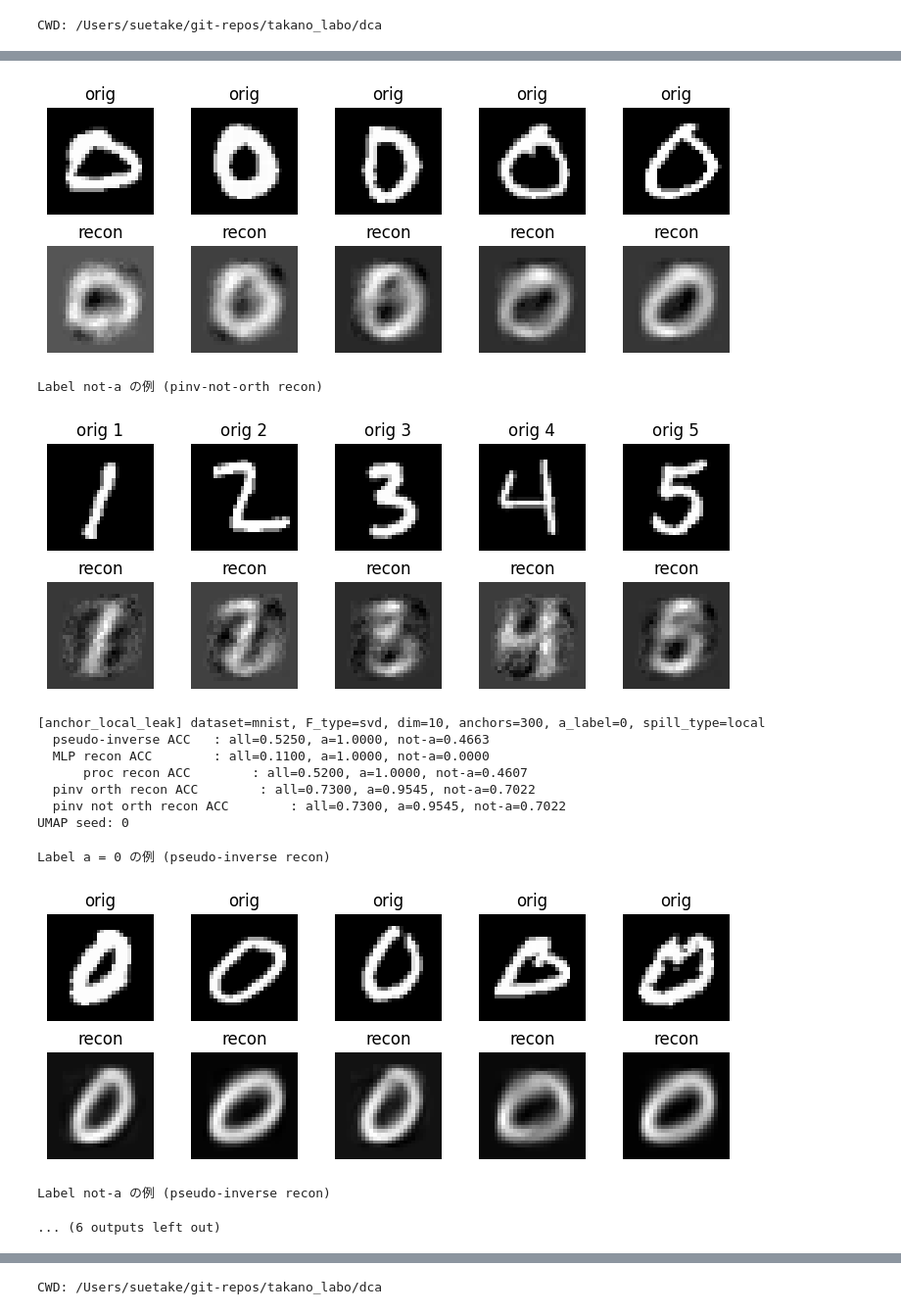
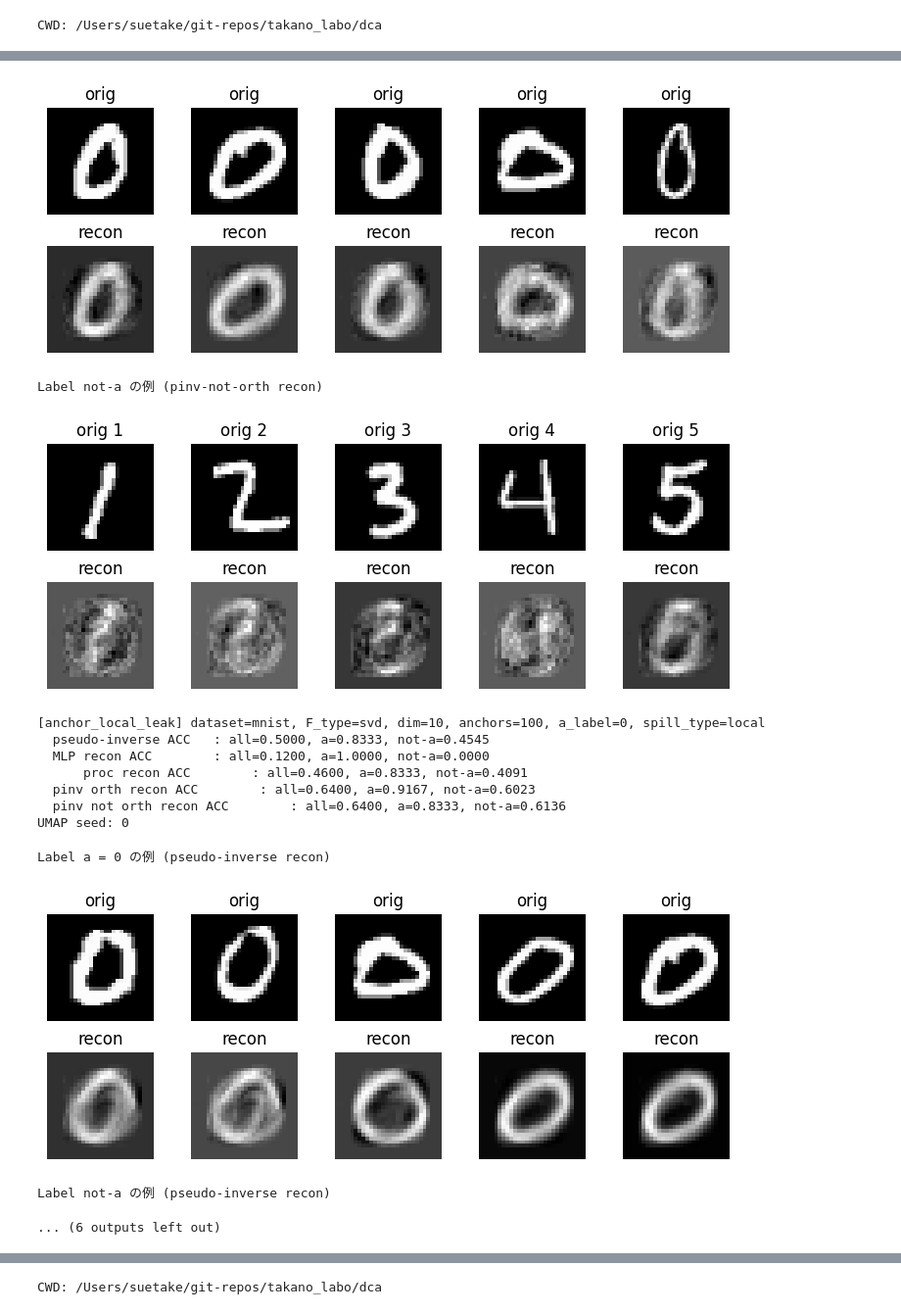
Before and after one commit to takano-lab/data-collaboration-analysis, a Jupyter notebook: 実験用/mnist_reconstruction_privacy.ipynb, the cells around one changed output, grey strips where cells are left out. Shown at 98% size. Saved outputs shown, nothing was run; the diff lists cells and outputs as text; code cells hidden in the pictures.

```diff
--- a/実験用/mnist_reconstruction_privacy.ipynb
+++ b/実験用/mnist_reconstruction_privacy.ipynb
@@ -1056,10 +1126,10 @@ base_config_dict = {
 ],
     "spill_type": ["local"], # "local", "even",
     "y_name": ["target"],
-    "num_institution_user": [200],
+    "num_institution_user": [100],
     "data_distribution": ["even"],
     "anchor_method": ["smote"], # "smote"
-    "num_anchor_data": [300],
+    "num_anchor_data": [100],
     "dim_intermediate": [10],
     #"spill_num": [300],
     "F_type": ["svd", "umap"], #   "ae", "kernel_pca_self_tuning", "umap"
@@ -1083,15 +1153,15 @@ Label not-a の例 (pseudo-inverse recon)
 Label a = 0 の例 (pinv-not-orth recon)
-[figure, old version]
+[figure, new version]
 Label not-a の例 (pinv-not-orth recon)
-[figure, old version]
+[figure, new version]
-[anchor_local_leak] dataset=mnist, F_type=svd, dim=10, anchors=300, a_label=0, spill_type=local
-  pseudo-inverse ACC   : all=0.5250, a=1.0000, not-a=0.4663
-  MLP recon ACC        : all=0.1100, a=1.0000, not-a=0.0000
-      proc recon ACC        : all=0.5200, a=1.0000, not-a=0.4607
-  pinv orth recon ACC        : all=0.7300, a=0.9545, not-a=0.7022
-  pinv not orth recon ACC        : all=0.7300, a=0.9545, not-a=0.7022
+[anchor_local_leak] dataset=mnist, F_type=svd, dim=10, anchors=100, a_label=0, spill_type=local
+  pseudo-inverse ACC   : all=0.5000, a=0.8333, not-a=0.4545
+  MLP recon ACC        : all=0.1200, a=1.0000, not-a=0.0000
+      proc recon ACC        : all=0.4600, a=0.8333, not-a=0.4091
+  pinv orth recon ACC        : all=0.6400, a=0.9167, not-a=0.6023
+  pinv not orth recon ACC        : all=0.6400, a=0.8333, not-a=0.6136
 UMAP seed: 0
 Label a = 0 の例 (pseudo-inverse recon)
-[figure, old version]
+[figure, new version]
 Label not-a の例 (pseudo-inverse recon)
 ... (6 outputs left out)
```
Also changed, not shown: parts of 4 cells of this notebook, 34 other files.
